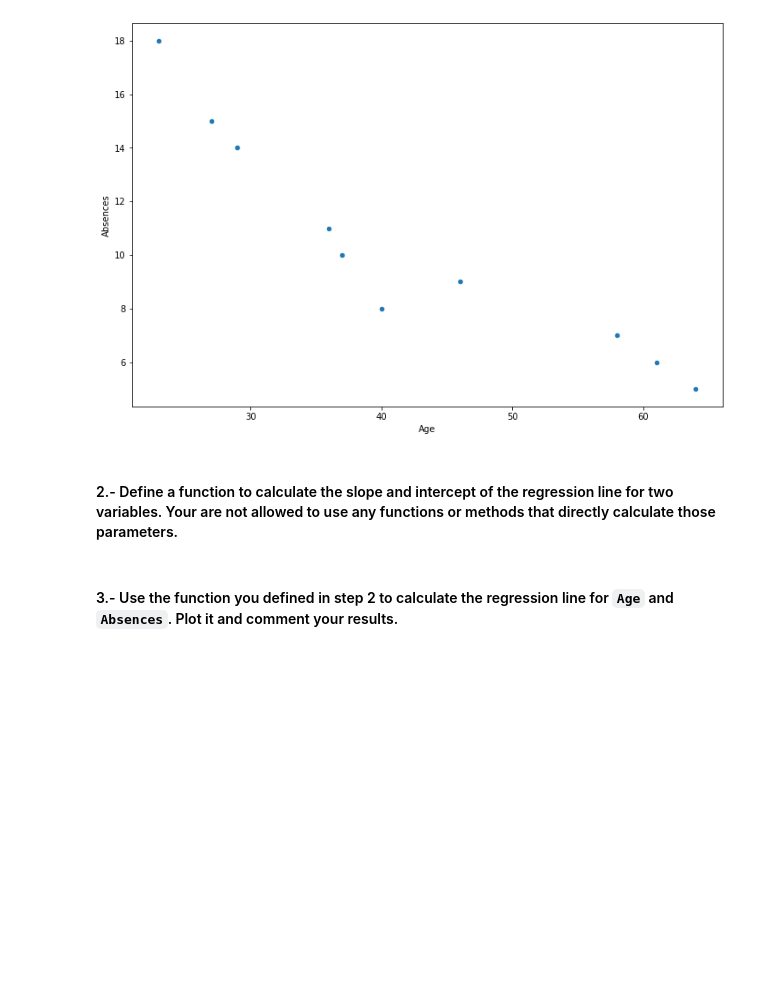
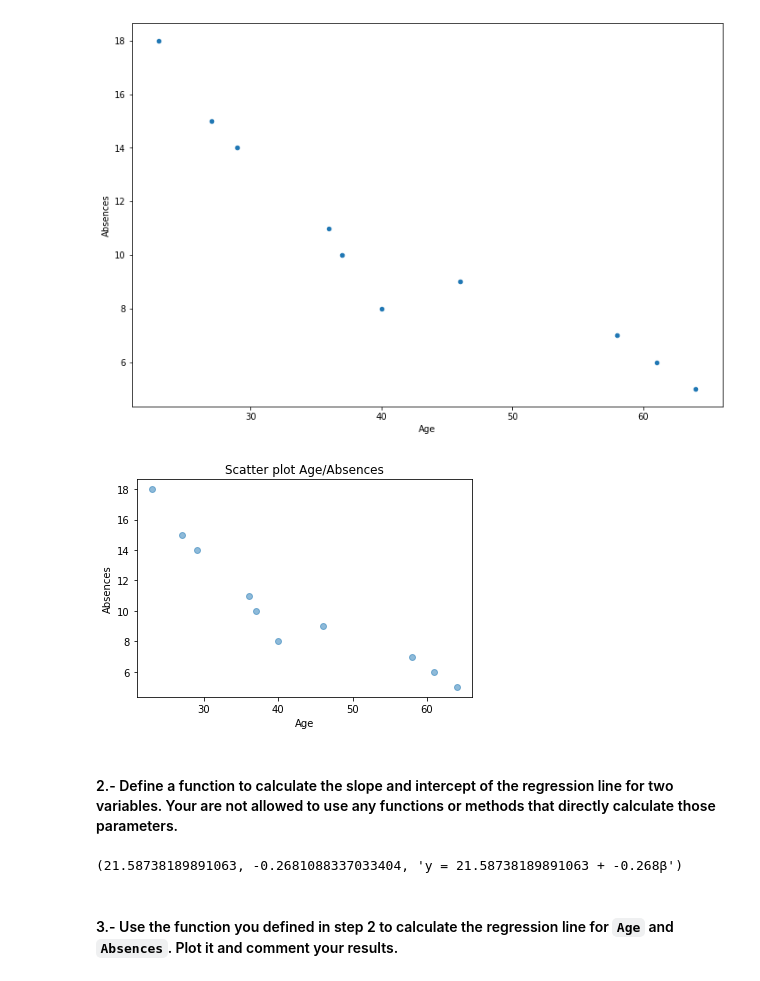
Before and after one commit to ta-data-remote/lab-linear-regression-correlation, a Jupyter notebook: your-code/main.ipynb, the cells around one changed output. Saved outputs shown, nothing was run; the diff lists cells and outputs as text; code cells hidden in the pictures; blank space fills up the shorter version.

```diff
--- a/your-code/main.ipynb
+++ b/your-code/main.ipynb
@@ -26,8 +24,27 @@ Import the necessary libraries to complete the lab here:
+# %%
+# Libraries
+import pandas as pd
+import numpy as np
+import matplotlib.pyplot as plt
+import seaborn as sns
+%matplotlib inline
+data = pd.read_csv("/Users/elinaneu/Desktop/Ironhack/Week 5/Day 5/lab-linear-regression-correlation/data/absences.csv")
 # %% [markdown]
 #### 1. Plot the scatter chart of `Age` and `Absences`. Comment the result. Do you see any relation between `Age` and `Absences`?
 # %%
 # your code here
 # %% [output]
 [figure]
+# %%
+data
+x= data["Age"]
+y = data["Absences"]
+plt.scatter(x, y, alpha=0.5)
+plt.title('Scatter plot Age/Absences')
+plt.xlabel('Age')
+plt.ylabel('Absences')
+plt.show()
+# %% [output]
+[figure, added]
 # %%
 # your comments here:
@@ -38,2 +54,24 @@ Import the necessary libraries to complete the lab here:
+# %%
+#your code here
+def linear_regression(x, y):
+    N = len(x)
+    x_mean = x.mean()
+    y_mean = y.mean()
+
+    B1_num = ((x - x_mean) * (y - y_mean)).sum()
+    B1_den = ((x - x_mean)**2).sum()
+    B1 = B1_num / B1_den
+
+    B0 = y_mean - (B1*x_mean)
+
+    reg_line = 'y = {} + {}β'.format(B0, round(B1, 3))
+
+    return (B0, B1, reg_line)
+
+x = data['Age']
+y = data['Absences']
+linear_regression(x, y)
+# %% [output]
+(21.58738189891063, -0.2681088337033404, 'y = 21.58738189891063 + -0.268β')
 # %% [markdown]
 #### 3.- Use the function you defined in step 2 to calculate the regression line for `Age` and `Absences`. Plot it and comment your results.
```
Also changed, not shown: parts of 26 cells of this notebook.
